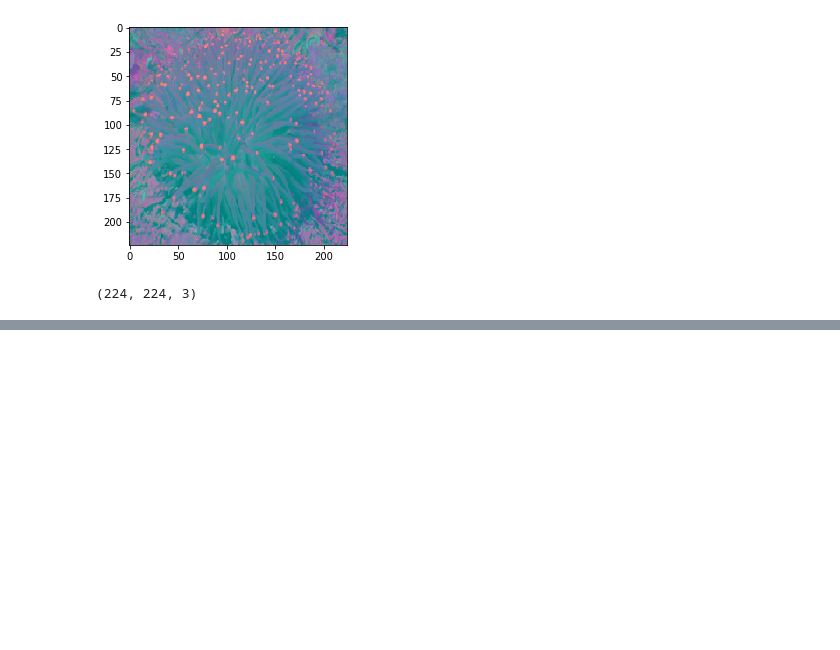
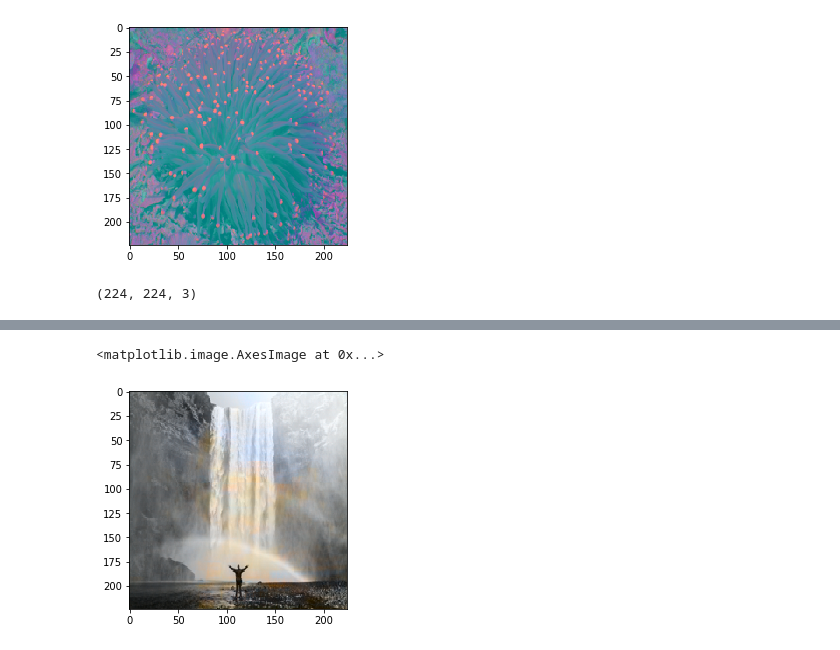
Before and after one commit to santolina/Tensorflow-Dev, a Jupyter notebook: Colorization.ipynb, the cells around one changed output, grey strips where cells are left out. Cells and saved outputs as stored; diff of their text form; code cells hidden in the pictures; blank space fills up the shorter version.

```diff
--- a/Colorization.ipynb
+++ b/Colorization.ipynb
@@ -279,0 +318,7 @@ for i in range(test_preds_rgb.shape[0]):
+# %%
+plt.imshow(test_preds_rgb[0]) #, c_maps='gray')
+  #display_png(gray_img)
+#  plt.imshow(test_preds_rgb[0])
+# %% [output]
+<matplotlib.image.AxesImage at 0x...>
+[figure, added]
```
Also changed, not shown: parts of 29 cells of this notebook.
